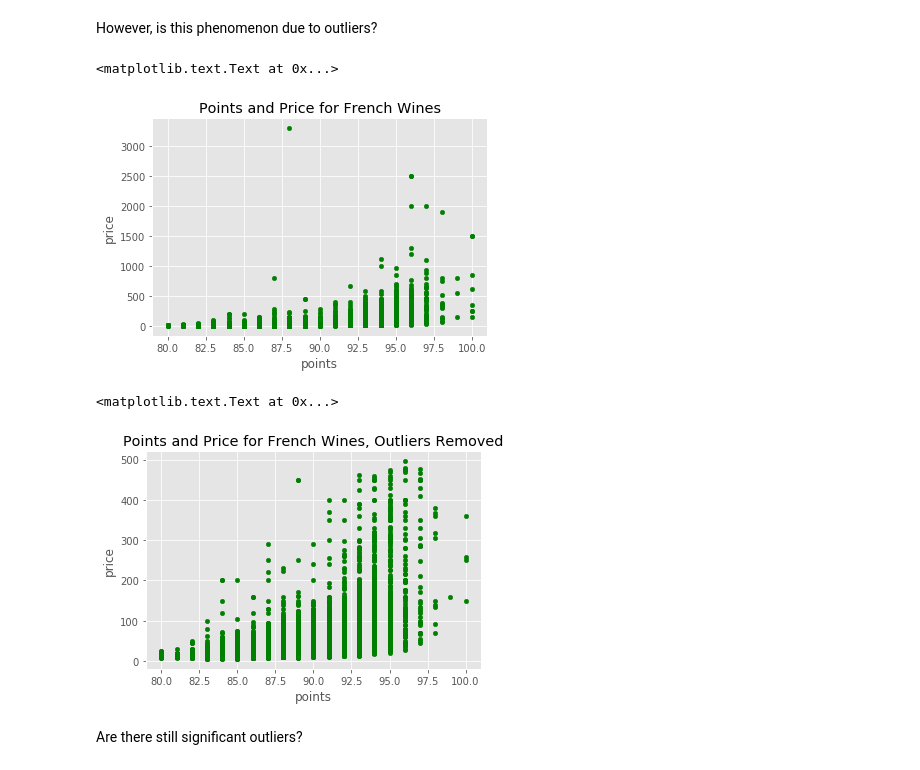
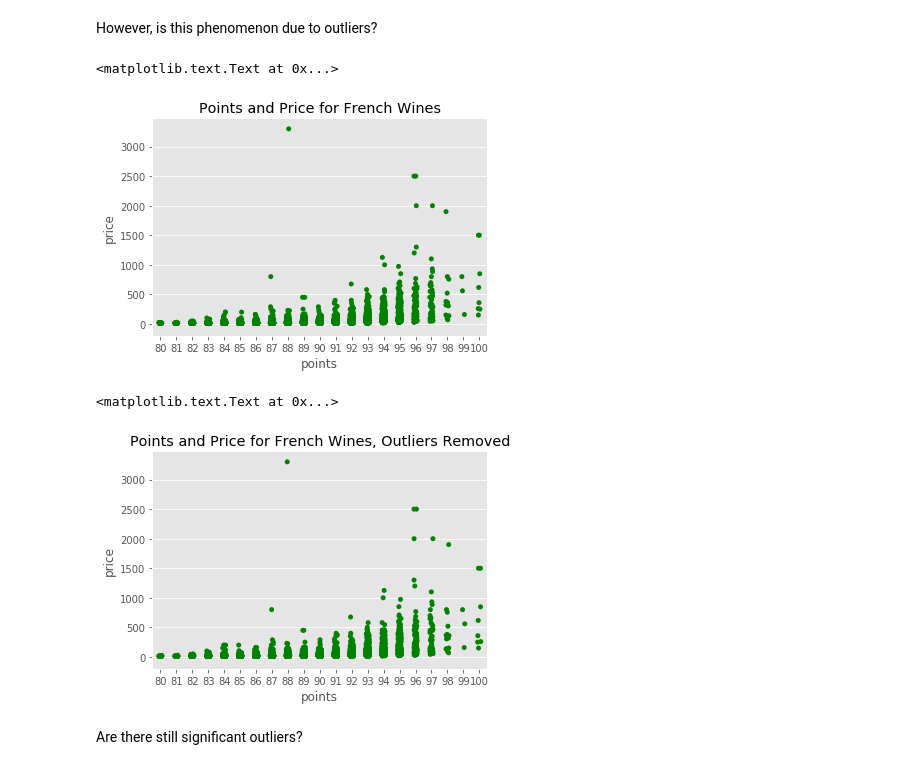
Before and after one commit to sarahrahrah/sprngbrd-mini-projects, a Jupyter notebook: capstone1/wine-data-story.ipynb, the cells around one changed output. Drawn from its saved outputs; the diff is of its cells as text; code cells hidden in the pictures.

Commit message:
changed scatterplots to seaborn stripplots with jitter to better visualize outliers

```diff
--- a/capstone1/wine-data-story.ipynb
+++ b/capstone1/wine-data-story.ipynb
@@ -290,19 +291,19 @@ Interestingly, the average number of points reviewers gave to wines were similar
 # %% [markdown]
 However, is this phenomenon due to outliers?
 # %%
-frenchwines.plot(kind='scatter', x='points', y='price', color='green')
+sns.stripplot(data=frenchwines, x='points', y='price', jitter = True, color = "green")
 plt.title('Points and Price for French Wines')
 # %% [output]
 <matplotlib.text.Text at 0x...>
-[figure, old version]
+[figure, new version]
 # %%
 newfrenchwines = frenchwines[frenchwines['price'] < 500].reset_index()
 # %%
-newfrenchwines.plot(kind='scatter', x='points', y='price', color='green')
+sns.stripplot(data=frenchwines, x='points', y='price', jitter = True, color = "green")
 plt.title('Points and Price for French Wines, Outliers Removed')
 # %% [output]
 <matplotlib.text.Text at 0x...>
-[figure, old version]
+[figure, new version]
 # %% [markdown]
 Are there still significant outliers?
 # %%
```
Also changed, not shown: parts of 10 cells of this notebook.
